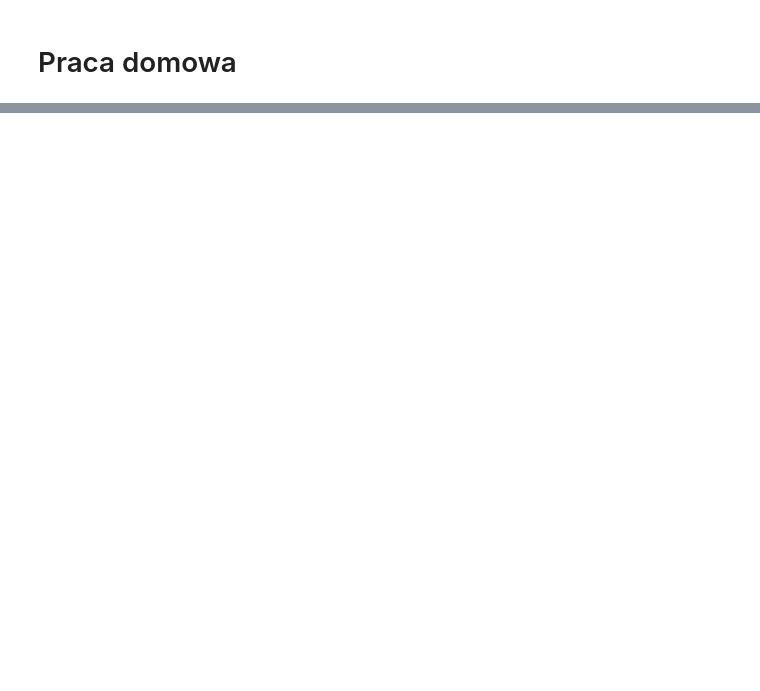
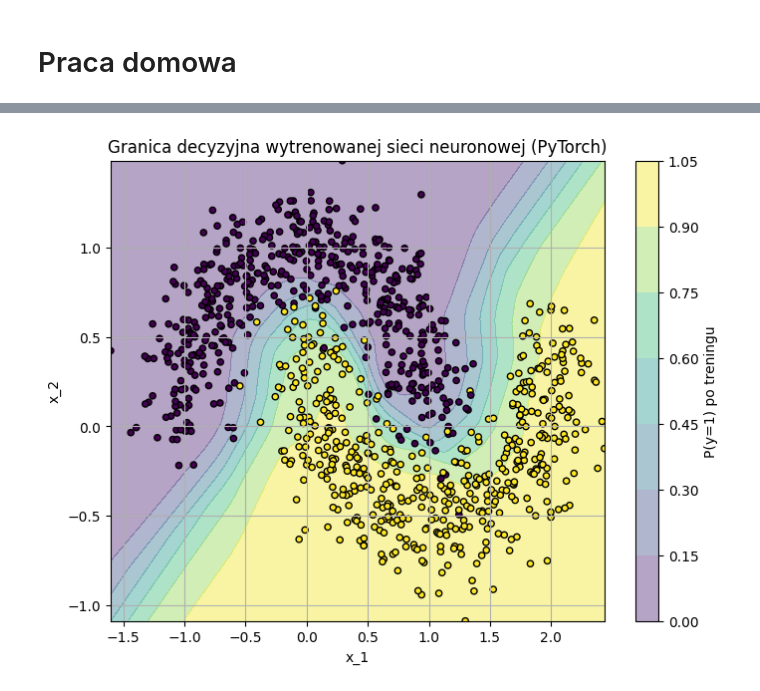
Before and after one commit to M-Jakowczyk/rozpoznawanie_obrazow, a Jupyter notebook: 1_neuron.ipynb, the cells around one changed output, grey strips where cells are left out. Saved outputs shown, nothing was run; the diff lists cells and outputs as text; code cells hidden in the pictures; blank space fills up the shorter version.

```diff
--- a/1_neuron.ipynb
+++ b/1_neuron.ipynb
@@ -98,0 +56,22 @@ plt.show()
+# %%
+# # Tworzenie siatki punktów do wizualizacji
+x1_min, x1_max = X[:, 0].min(), X[:, 0].max()
+x2_min, x2_max = X[:, 1].min(), X[:, 1].max()
+x1_grid = np.linspace(x1_min, x1_max, 100)
+x2_grid = np.linspace(x2_min, x2_max, 100)
+xx1, xx2 = np.meshgrid(x1_grid, x2_grid)
+# Przygotowanie siatki dla modelu PyTorch
+grid_points = torch.tensor(np.c_[xx1.ravel(), xx2.ravel()], dtype=torch.float32)
+# %%
+import torch
+
+# Konwertujemy tablice NumPy na tensory PyTorch
+# Używamy .float() do konwersji na typ zmiennoprzecinkowy
+X_train_tensor = torch.from_numpy(X_train).float()
+y_train_tensor = torch.from_numpy(y_train).float().reshape(-1, 1) # Zmieniamy kształt y na [n_samples, 1]
+
+X_val_tensor = torch.from_numpy(X_val).float()
+y_val_tensor = torch.from_numpy(y_val).float().reshape(-1, 1)
+
+X_test_tensor = torch.from_numpy(X_test).float()
+y_test_tensor = torch.from_numpy(y_test).float().reshape(-1, 1)
@@ -98,0 +198,20 @@ plt.show()
+# %%
+# Przewidywanie prawdopodobieństw dla każdego punktu na siatce
+model.eval() # Ustawienie modelu w tryb ewaluacji
+with torch.no_grad(): # Wyłączenie obliczania gradientów
+    zz_tensor = model(grid_points)
+
+# Wizualizacja granicy decyzyjnej
+plt.figure(figsize=(8, 6))
+c = plt.contourf(xx1, xx2, zz_tensor.numpy().reshape(xx1.shape), alpha=0.4)
+plt.clim(0, 1) # Ustawienie zakresu kolorów dla prawdopodobieństw
+plt.scatter(X[:, 0], X[:, 1], c=y, s=20, edgecolor='k') # Nanoszenie oryginalnych punktów danych
+plt.colorbar(c, label='P(y=1) po treningu')
+
+plt.grid('on')
+plt.xlabel("x_1")
+plt.ylabel("x_2")
+plt.title('Granica decyzyjna wytrenowanej sieci neuronowej (PyTorch)')
+plt.show()
+# %% [output]
+[figure, added]
```
Also changed, not shown: parts of 8 cells of this notebook, 1 other file.
